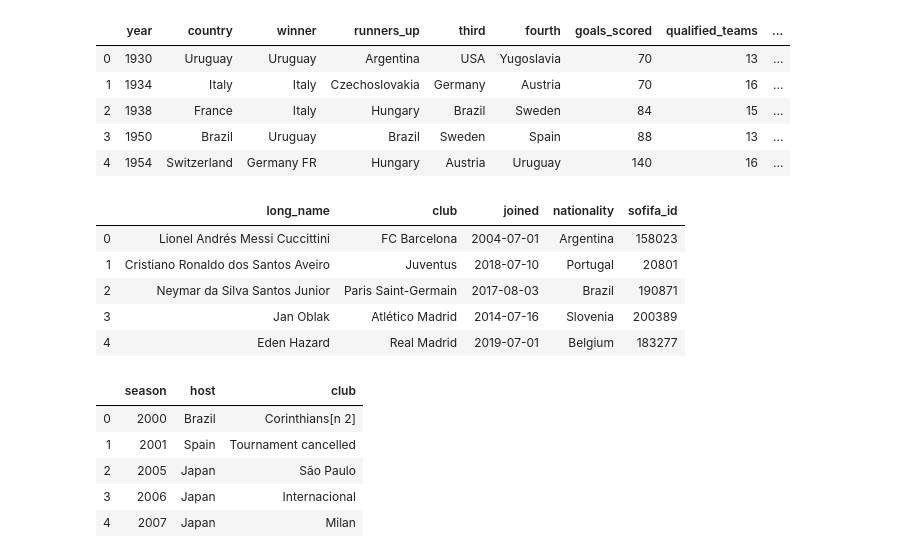
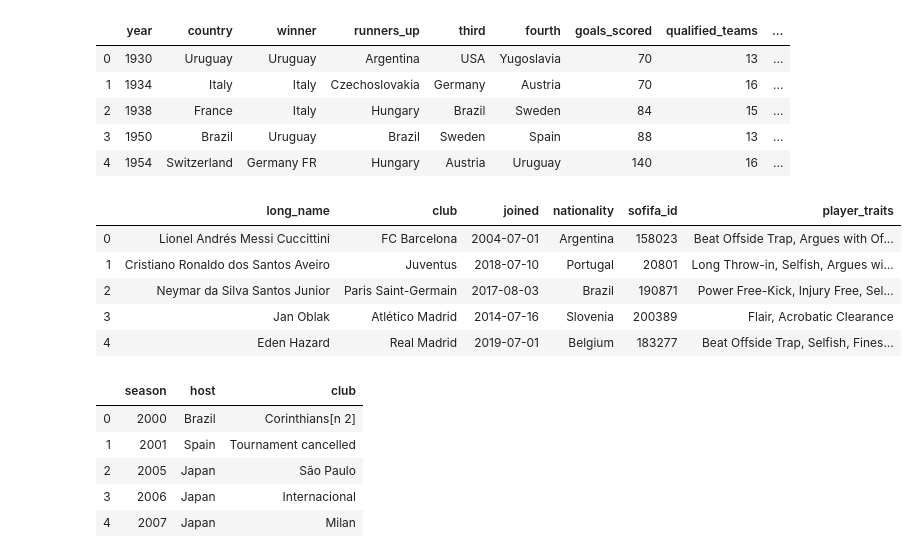
Before and after one commit to dpatel77/FIFA-ETL, a Jupyter notebook: FIFA.ipynb, the cells around one changed output. Drawn from its saved outputs; the diff is of its cells as text; code cells hidden in the pictures.

```diff
--- a/FIFA.ipynb
+++ b/FIFA.ipynb
@@ -177,6 +177,6 @@ array(['Argentina', 'Portugal', 'Brazil', 'Slovenia', 'Belgium',
        'Indonesia'], dtype=object)
 # %%
 # Selecting only the columns that I want
-players_df = players_df[["long_name", "club", "joined","nationality","sofifa_id"]]
+players_df = players_df[["long_name", "club", "joined","nationality","sofifa_id","player_traits"]]
 players_df
 # %% [output]
@@ -293,31 +293,32 @@ pd.read_sql_query('select * from world_cup', con=engine).head()
 # %%
 players_df.to_sql(
   name = 'players',
   con = engine,
   if_exists = 'replace',
   index = False,
   dtype = {
     "long_name": String(),
     "club": String(),
     "joined": Date(),
     "nationality": String(),
-    "sofifa_id": Integer()
+    "sofifa_id": Integer(),
+    "player_traits": String()
   }
 )
 
 pd.read_sql_query('select * from players', con=engine).head()
 # Other ways to query all columns from the table
 # https://pandas.pydata.org/pandas-docs/stable/reference/api/pandas.read_sql.html#pandas.read_sql
 # pd.read_sql_table('players', engine).head()
 # pd.read_sql('players', engine).head()
 # pd.read_sql('select * from players', engine).head()
 # %% [output]
-|  | long_name | club | joined | nationality | sofifa_id |
-| 0 | Lionel Andrés Messi Cuccittini | FC Barcelona | 2004-07-01 | Argentina | 158023 |
-| 1 | Cristiano Ronaldo dos Santos Aveiro | Juventus | 2018-07-10 | Portugal | 20801 |
-| 2 | Neymar da Silva Santos Junior | Paris Saint-Germain | 2017-08-03 | Brazil | 190871 |
-| 3 | Jan Oblak | Atlético Madrid | 2014-07-16 | Slovenia | 200389 |
-| 4 | Eden Hazard | Real Madrid | 2019-07-01 | Belgium | 183277 |
+|  | long_name | club | joined | nationality | sofifa_id | player_traits |
+| 0 | Lionel Andrés Messi Cuccittini | FC Barcelona | 2004-07-01 | Argentina | 158023 | Beat Offside Trap, Argues with Of... |
+| 1 | Cristiano Ronaldo dos Santos Aveiro | Juventus | 2018-07-10 | Portugal | 20801 | Long Throw-in, Selfish, Argues wi... |
+| 2 | Neymar da Silva Santos Junior | Paris Saint-Germain | 2017-08-03 | Brazil | 190871 | Power Free-Kick, Injury Free, Sel... |
+| 3 | Jan Oblak | Atlético Madrid | 2014-07-16 | Slovenia | 200389 | Flair, Acrobatic Clearance |
+| 4 | Eden Hazard | Real Madrid | 2019-07-01 | Belgium | 183277 | Beat Offside Trap, Selfish, Fines... |
 # %%
 clubs_country.to_sql(
   name = 'clubs_country',
```
Also changed, not shown: parts of 6 cells of this notebook.
